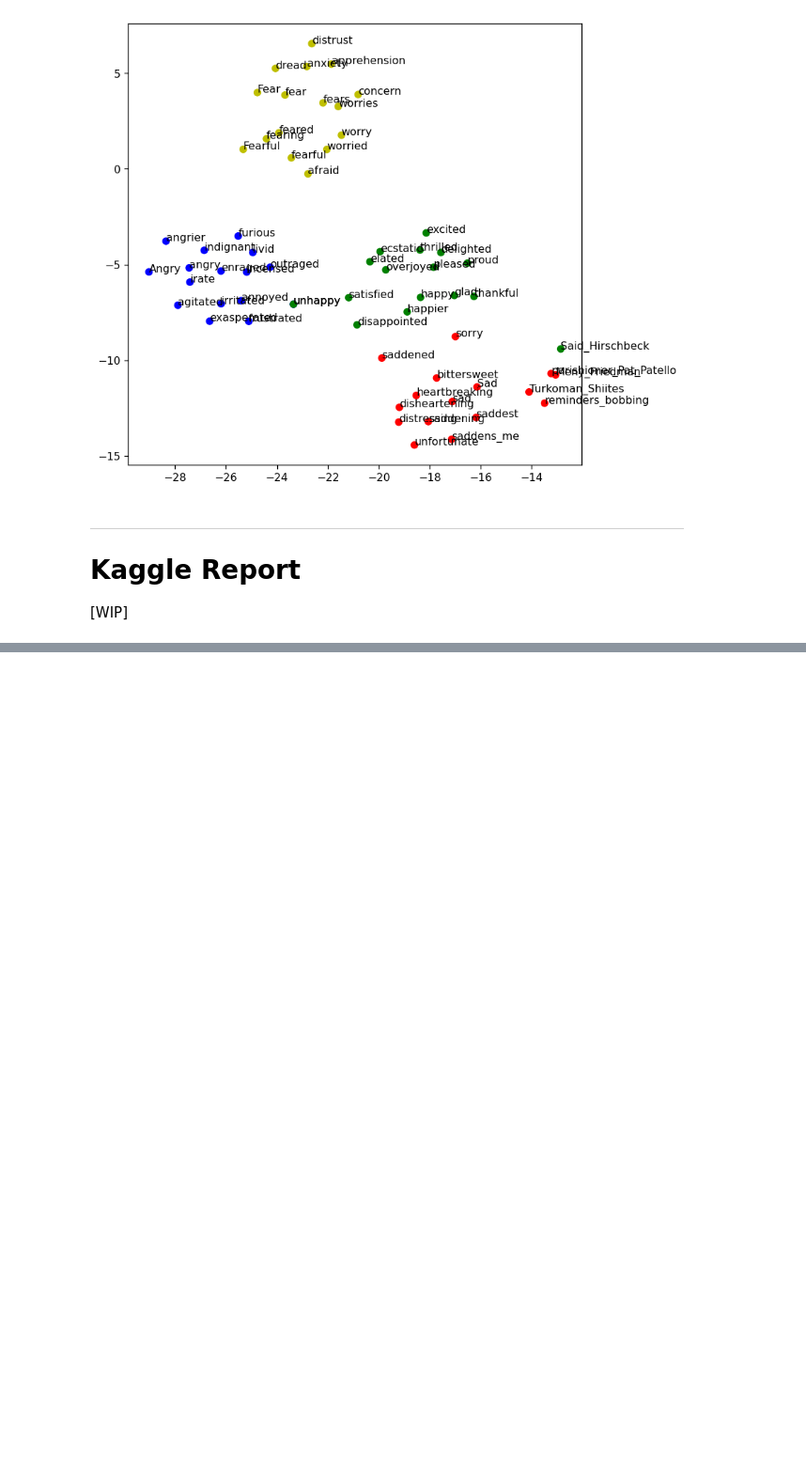
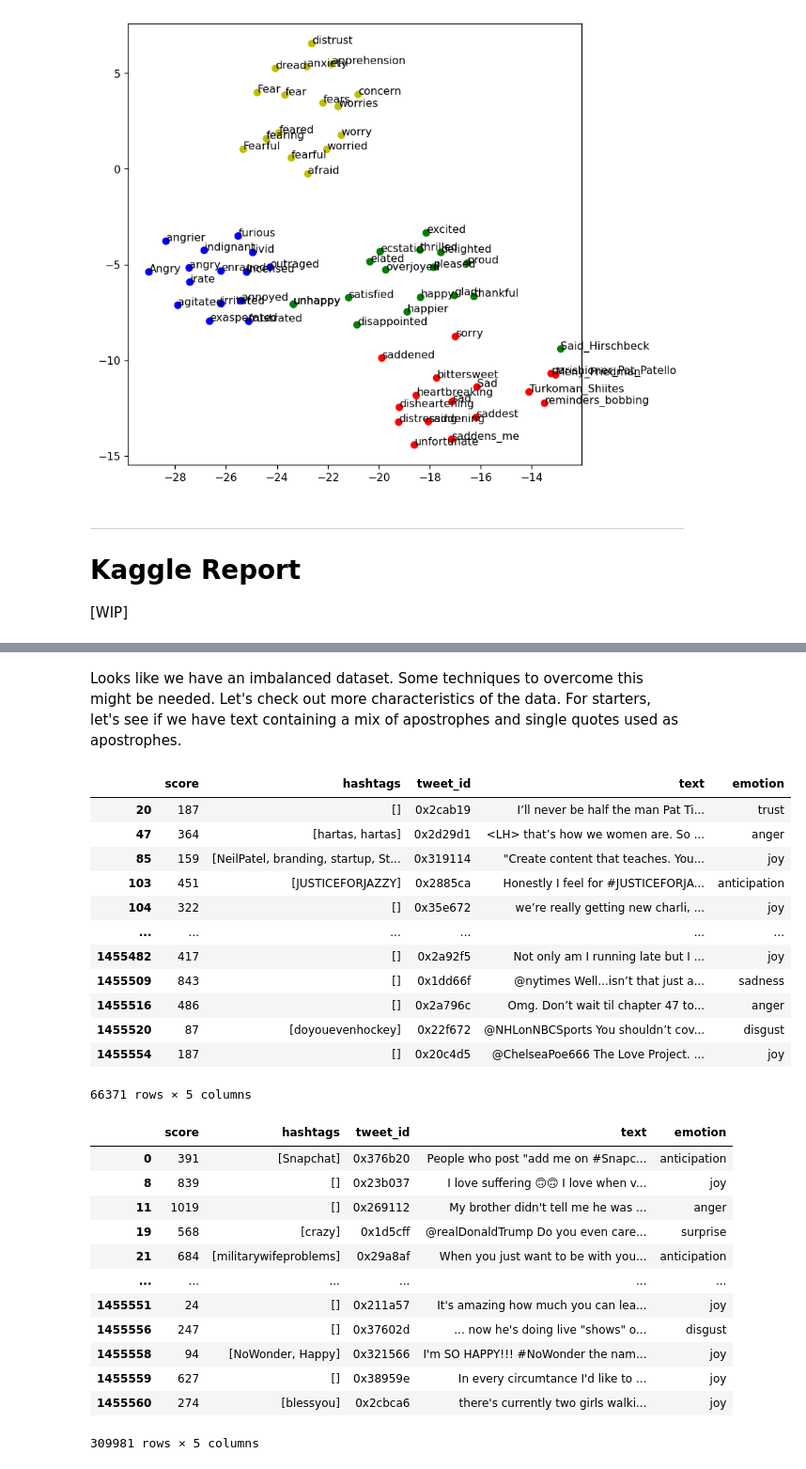
Before and after one commit to drainvers/DM2021-Lab2-HW2, a Jupyter notebook: DM2021-Lab2-Homework.ipynb, the cells around one changed output, grey strips where cells are left out. Shown: that part at 94% size. Saved outputs shown, nothing was run; the diff lists cells and outputs as text; code cells hidden in the pictures; blank space fills up the shorter version.

```diff
--- a/DM2021-Lab2-Homework.ipynb
+++ b/DM2021-Lab2-Homework.ipynb
@@ -936,0 +1020,34 @@ plt.show()
+# %% [markdown]
+Looks like we have an imbalanced dataset. Some techniques to overcome this might be needed. Let's check out more characteristics of the data. For starters, let's see if we have text containing a mix of apostrophes and single quotes used as apostrophes.
+# %%
+from IPython.display import display
+
+display(df_train.loc[df_train['text'].str.contains('’')])
+display(df_train.loc[df_train['text'].str.contains('\'')])
+# %% [output]
+|  | score | hashtags | tweet_id | text | emotion |
+| 20 | 187 | [] | 0x2cab19 | I’ll never be half the man Pat Ti... | trust |
+| 47 | 364 | [hartas, hartas] | 0x2d29d1 | <LH> that’s how we women are. So ... | anger |
+| 85 | 159 | [NeilPatel, branding, startup, St... | 0x319114 | "Create content that teaches. You... | joy |
+| 103 | 451 | [JUSTICEFORJAZZY] | 0x2885ca | Honestly I feel for #JUSTICEFORJA... | anticipation |
+| 104 | 322 | [] | 0x35e672 | we’re really getting new charli, ... | joy |
+| ... | ... | ... | ... | ... | ... |
+| 1455482 | 417 | [] | 0x2a92f5 | Not only am I running late but I ... | joy |
+| 1455509 | 843 | [] | 0x1dd66f | @nytimes Well...isn’t that just a... | sadness |
+| 1455516 | 486 | [] | 0x2a796c | Omg. Don’t wait til chapter 47 to... | anger |
+| 1455520 | 87 | [doyouevenhockey] | 0x22f672 | @NHLonNBCSports You shouldn’t cov... | disgust |
+| 1455554 | 187 | [] | 0x20c4d5 | @ChelseaPoe666 The Love Project. ... | joy |
+66371 rows × 5 columns
+|  | score | hashtags | tweet_id | text | emotion |
+| 0 | 391 | [Snapchat] | 0x376b20 | People who post "add me on #Snapc... | anticipation |
+| 8 | 839 | [] | 0x23b037 | I love suffering 🙃🙃 I love when v... | joy |
+| 11 | 1019 | [] | 0x269112 | My brother didn't tell me he was ... | anger |
+| 19 | 568 | [crazy] | 0x1d5cff | @realDonaldTrump Do you even care... | surprise |
+| 21 | 684 | [militarywifeproblems] | 0x29a8af | When you just want to be with you... | anticipation |
+| ... | ... | ... | ... | ... | ... |
+| 1455551 | 24 | [] | 0x211a57 | It's amazing how much you can lea... | joy |
+| 1455556 | 247 | [] | 0x37602d | ... now he's doing live "shows" o... | disgust |
+| 1455558 | 94 | [NoWonder, Happy] | 0x321566 | I'm SO HAPPY!!! #NoWonder the nam... | joy |
+| 1455559 | 627 | [] | 0x38959e | In every circumtance I'd like to ... | joy |
+| 1455560 | 274 | [blessyou] | 0x2cbca6 | there's currently two girls walki... | joy |
+309981 rows × 5 columns
```
Also changed, not shown: parts of 24 cells of this notebook.
